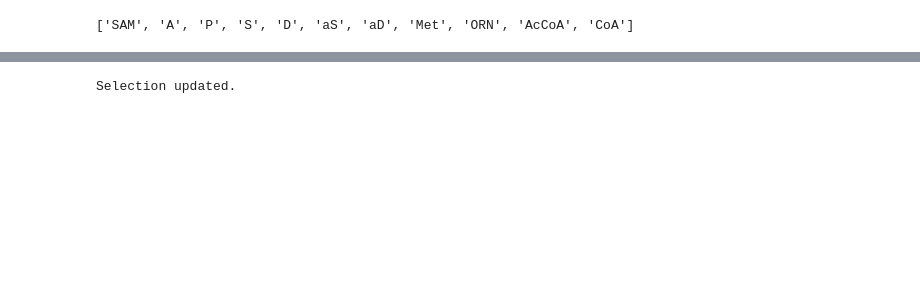
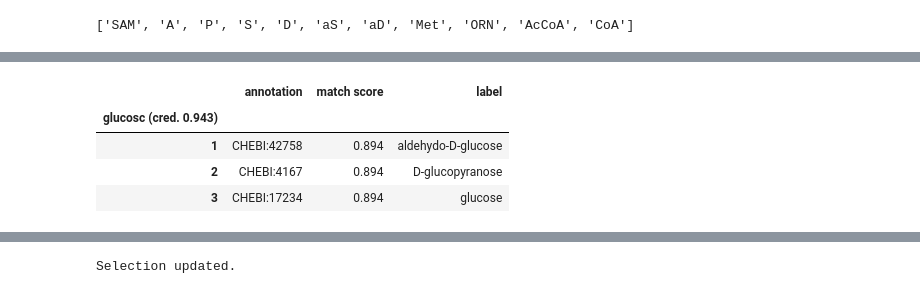
Before and after one commit to sys-bio/AMAS, a Jupyter notebook: notebooks/develop_demo_features.ipynb, the cells around one changed output, grey strips where cells are left out. Saved outputs shown, nothing was run; the diff lists cells and outputs as text; code cells hidden in the pictures; blank space fills up the shorter version.

```diff
--- a/notebooks/develop_demo_features.ipynb
+++ b/notebooks/develop_demo_features.ipynb
@@ -65,0 +71,10 @@ recom.recommendSpecies(ids='SAM', min_score=0.8)
+# %%
+glucosc_df['match score'] = np.round(1/(1.118), 3)
+# %%
+glucosc_df
+# %% [output]
+|  | annotation | match score | label |
+| glucosc (cred. 0.943) |  |  |  |
+| 1 | CHEBI:42758 | 0.894 | aldehydo-D-glucose |
+| 2 | CHEBI:4167 | 0.894 | D-glucopyranose |
+| 3 | CHEBI:17234 | 0.894 | glucose |
```
Also changed, not shown: parts of 23 cells of this notebook, 11 other files.
